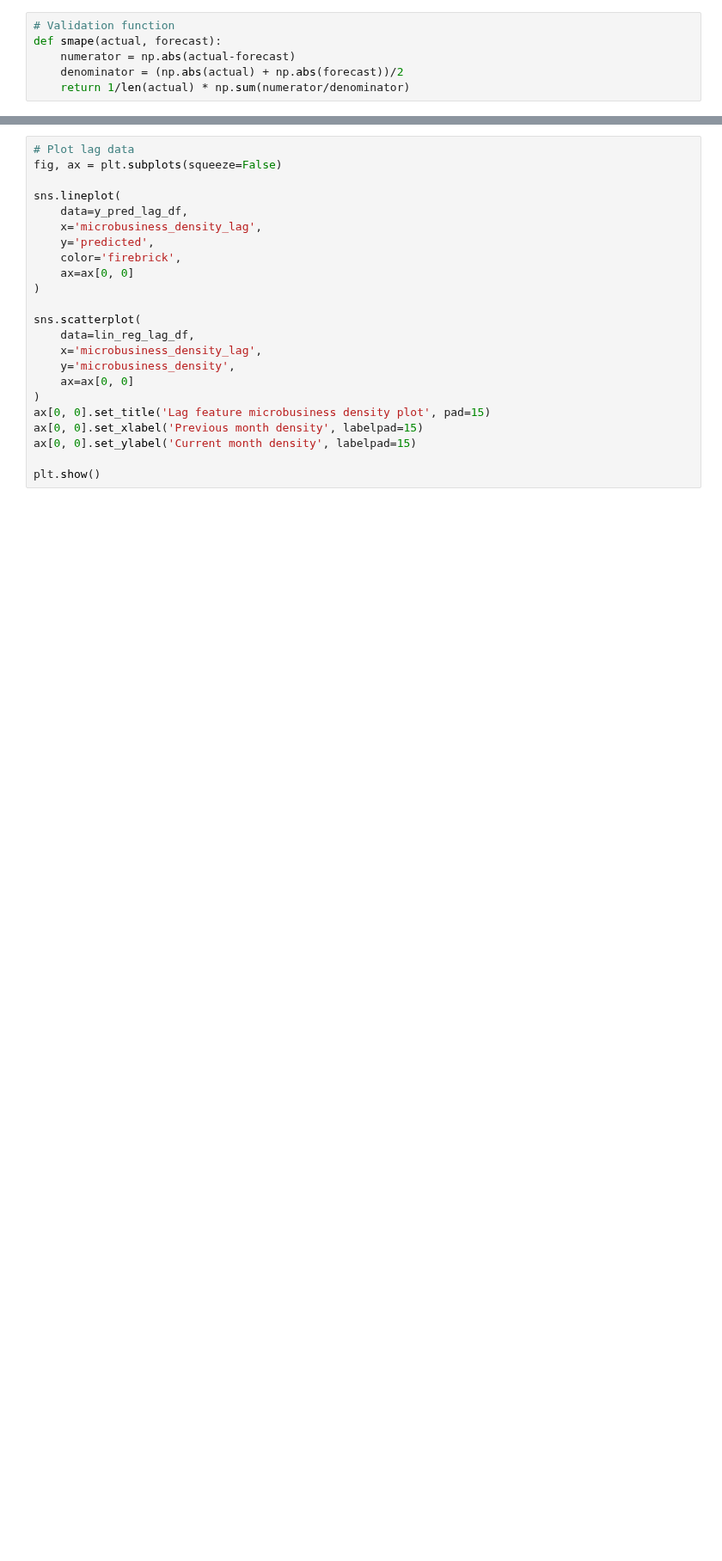
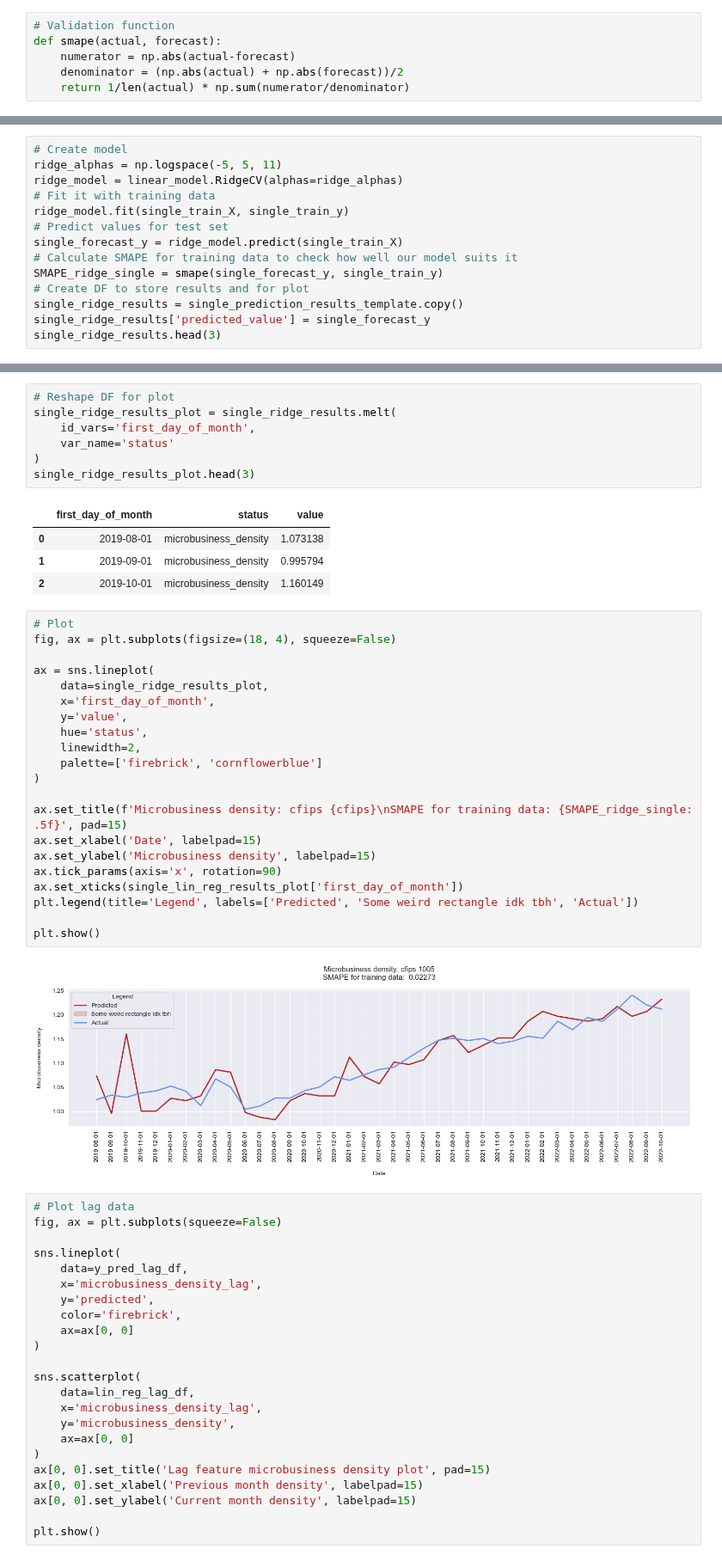
Before and after one commit to vroobelle93/03_GoDaddy, a Jupyter notebook: godaddy1.ipynb, the cells around one changed output, grey strips where cells are left out. Shown at 86% size. Drawn from its saved outputs; the diff is of its cells as text; blank space fills up the shorter version.

```diff
--- a/godaddy1.ipynb
+++ b/godaddy1.ipynb
@@ -410,0 +398,14 @@ dtype: float64
+# %%
+# Create model
+ridge_alphas = np.logspace(-5, 5, 11)
+ridge_model = linear_model.RidgeCV(alphas=ridge_alphas)
+# Fit it with training data
+ridge_model.fit(single_train_X, single_train_y)
+# Predict values for test set
+single_forecast_y = ridge_model.predict(single_train_X)
+# Calculate SMAPE for training data to check how well our model suits it
+SMAPE_ridge_single = smape(single_forecast_y, single_train_y)
+# Create DF to store results and for plot
+single_ridge_results = single_prediction_results_template.copy()
+single_ridge_results['predicted_value'] = single_forecast_y
+single_ridge_results.head(3)
@@ -411,3 +417,38 @@ dtype: float64
+# %%
+# Reshape DF for plot
+single_ridge_results_plot = single_ridge_results.melt(
+    id_vars='first_day_of_month',
+    var_name='status'
+)
+single_ridge_results_plot.head(3)
+# %% [output]
+|  | first_day_of_month | status | value |
+| 0 | 2019-08-01 | microbusiness_density | 1.073138 |
+| 1 | 2019-09-01 | microbusiness_density | 0.995794 |
+| 2 | 2019-10-01 | microbusiness_density | 1.160149 |
+# %%
+# Plot
+fig, ax = plt.subplots(figsize=(18, 4), squeeze=False)
+
+ax = sns.lineplot(
+    data=single_ridge_results_plot,
+    x='first_day_of_month',
+    y='value',
+    hue='status',
+    linewidth=2,
+    palette=['firebrick', 'cornflowerblue']
+)
+
+ax.set_title(f'Microbusiness density: cfips {cfips}\nSMAPE for training data: {SMAPE_ridge_single: .5f}', pad=15)
+ax.set_xlabel('Date', labelpad=15)
+ax.set_ylabel('Microbusiness density', labelpad=15)
+ax.tick_params(axis='x', rotation=90)
+ax.set_xticks(single_lin_reg_results_plot['first_day_of_month'])
+plt.legend(title='Legend', labels=['Predicted', 'Some weird rectangle idk tbh', 'Actual'])
+
+plt.show()
+# %% [output]
+[figure, added]
 # %%
 # Plot lag data
 fig, ax = plt.subplots(squeeze=False)
```
Also changed, not shown: parts of 29 cells of this notebook.
